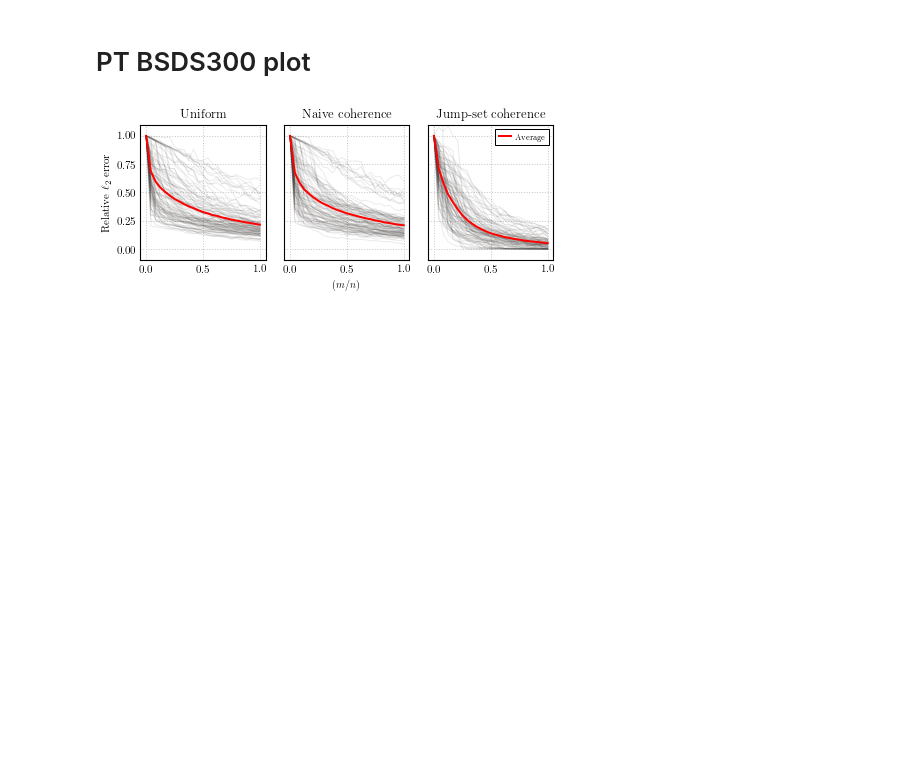
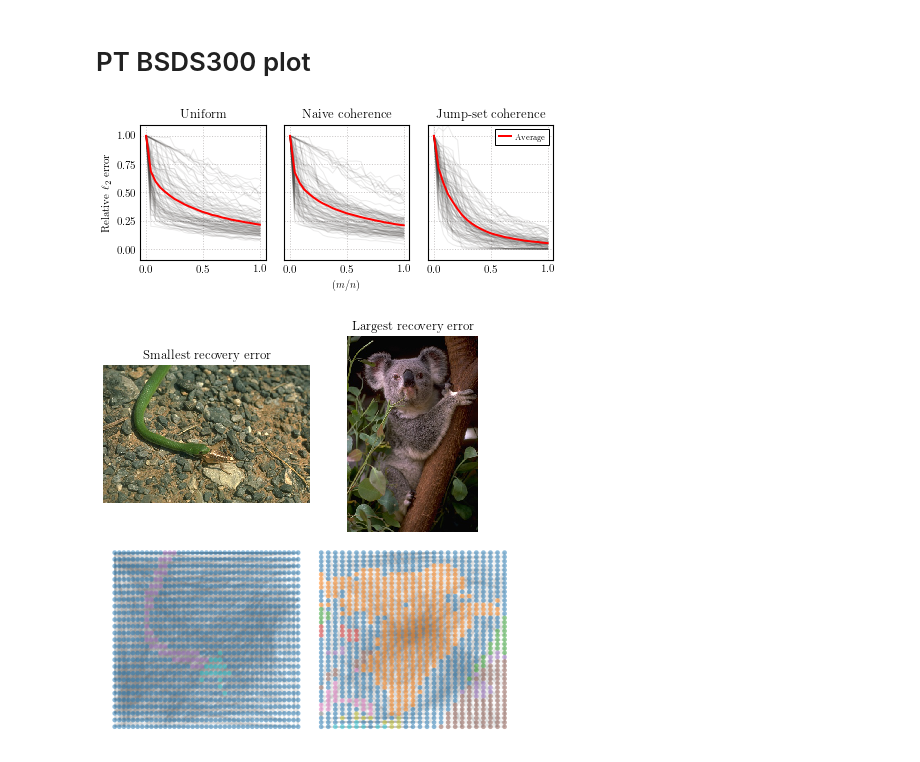
Before and after one commit to rodrigo-pena/gssr, a Jupyter notebook: phd-thesis/numerical-tour.ipynb, the cells around one changed output. Drawn from its saved outputs; the diff is of its cells as text; code cells hidden in the pictures; blank space fills up the shorter version.

```diff
--- a/phd-thesis/numerical-tour.ipynb
+++ b/phd-thesis/numerical-tour.ipynb
@@ -701,0 +681,24 @@ plt.show()
+# %%
+n_rows = 2
+n_cols = 2
+figsize = (7.4, 7.4)
+
+fig, ax = plt.subplots(n_rows, n_cols, figsize=figsize,
+                       gridspec_kw={'hspace': 0.05, 'wspace':0.0})
+
+helper.set_cmap('quantized')
+ax[0,0].imshow(img_min, origin='upper')
+ax[0,0].axis(False)
+plotting.plot_graph(graph_min, gt_signal_min, ax=ax[1,0], colorbar=False)
+ax[0,0].set(title='Smallest recovery error')
+
+ax[0,1].imshow(img_max, origin='upper')
+ax[0,1].axis(False)
+plotting.plot_graph(graph_max, gt_signal_max, ax=ax[1,1], colorbar=False)
+ax[0,1].set(title='Largest recovery error')
+
+plt.savefig(save_path + 'bsds300_imgs_smallest_largest_error.pdf')
+
+plt.show()
+# %% [output]
+[figure, added]
```
Also changed, not shown: parts of 12 cells of this notebook, 34 other files.
